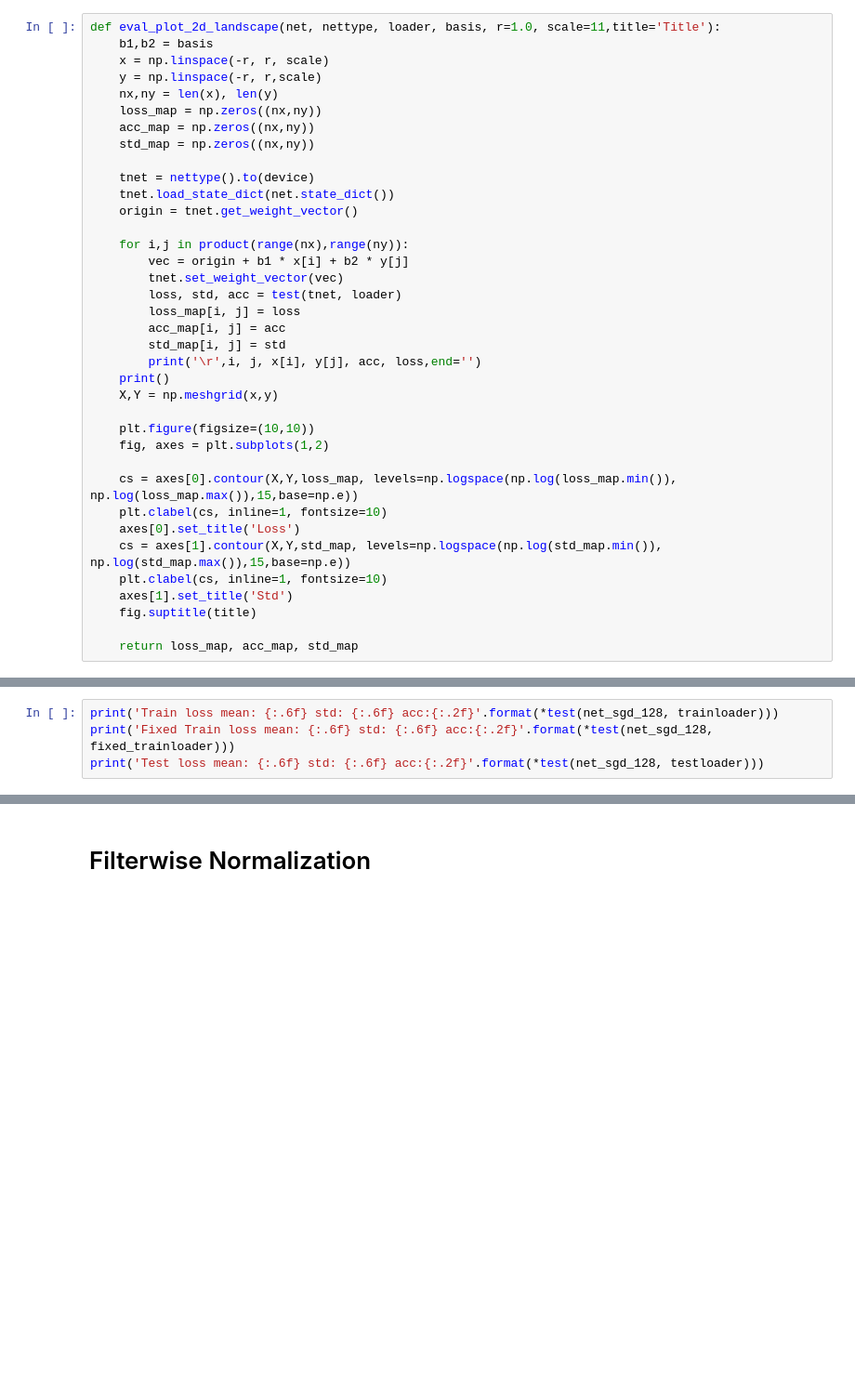
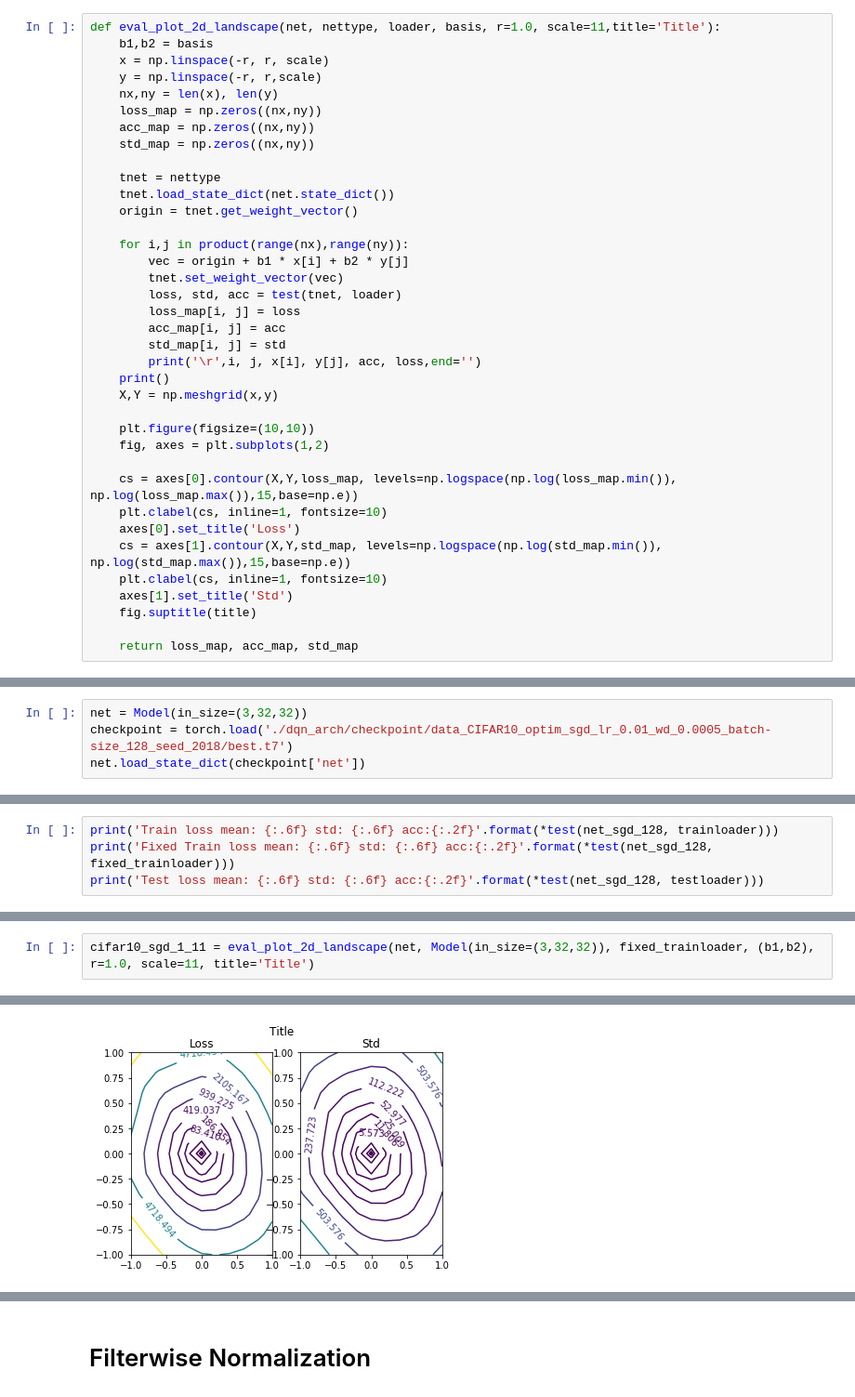
Before and after one commit to leesy714/nn_landscape_var, a Jupyter notebook: landscape_test.ipynb, the cells around one changed output, grey strips where cells are left out. Shown: that part at 93% size. Drawn from its saved outputs; the diff is of its cells as text; blank space fills up the shorter version.

```diff
--- a/landscape_test.ipynb
+++ b/landscape_test.ipynb
@@ -82,7 +82,7 @@ def eval_plot_2d_landscape(net, nettype, loader, basis, r=1.0, scale=11,title='T
     acc_map = np.zeros((nx,ny))
     std_map = np.zeros((nx,ny))
 
-    tnet = nettype().to(device)
+    tnet = nettype
     tnet.load_state_dict(net.state_dict())
     origin = tnet.get_weight_vector()
 
@@ -132,0 +112,4 @@ loss_map, acc_map, std_map =  plot_2d_near_checkpoint(checkpoint='./resnet/check
+# %%
+net = Model(in_size=(3,32,32))
+checkpoint = torch.load('./dqn_arch/checkpoint/data_CIFAR10_optim_sgd_lr_0.01_wd_0.0005_batch-size_128_seed_2018/best.t7')
+net.load_state_dict(checkpoint['net'])
@@ -136,0 +128,3 @@ print('Test loss mean: {:.6f} std: {:.6f} acc:{:.2f}'.format(*test(net_sgd_128,
+# %%
+cifar10_sgd_1_11 = eval_plot_2d_landscape(net, Model(in_size=(3,32,32)), fixed_trainloader, (b1,b2), r=1.0, scale=11, title='Title')
+# %% [output]
@@ -136,0 +133 @@ print('Test loss mean: {:.6f} std: {:.6f} acc:{:.2f}'.format(*test(net_sgd_128,
+[figure, added]
```
Also changed, not shown: parts of 10 cells of this notebook, 9 other files.
